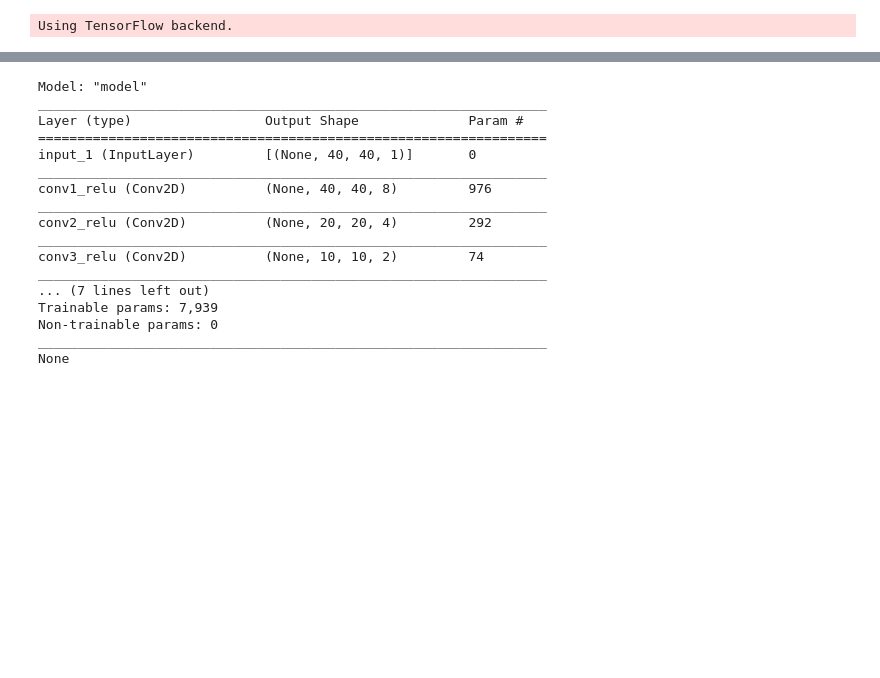
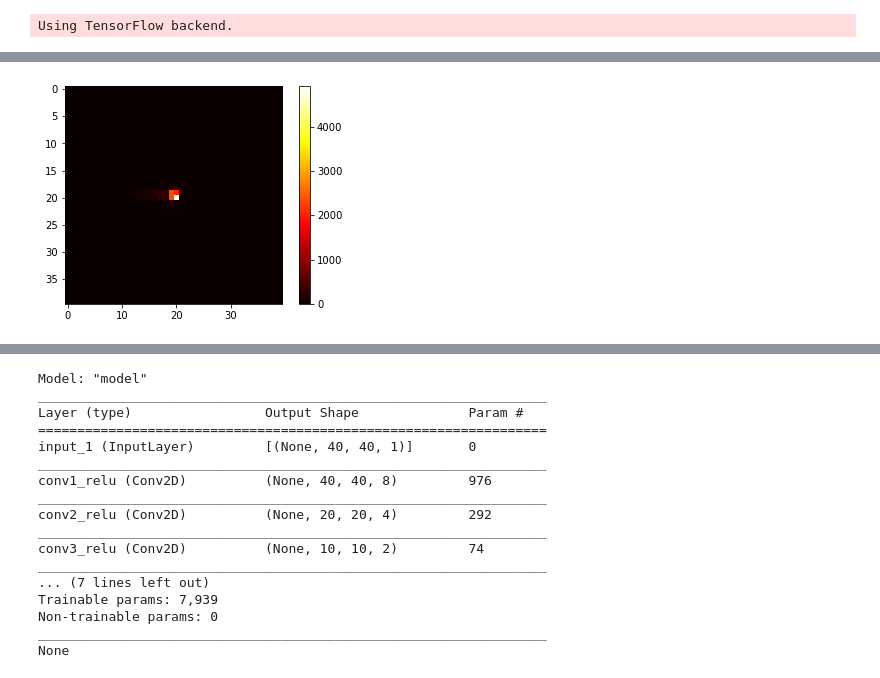
Before and after one commit to 451488975/Jet_tagging, a Jupyter notebook: 2_DNN_CNN/CNN2D.ipynb, the cells around one changed output, grey strips where cells are left out. Cells and saved outputs as stored; diff of their text form; code cells hidden in the pictures; blank space fills up the shorter version.

```diff
--- a/2_DNN_CNN/CNN2D.ipynb
+++ b/2_DNN_CNN/CNN2D.ipynb
@@ -70,0 +98,4 @@ X_train_val, X_test, y_train_val, y_test = train_test_split(features_val, labels
+# %%
+heatmap(g_plt)
+# %% [output]
+[figure, added]
```
Also changed, not shown: parts of 22 cells of this notebook, 4 other files.
